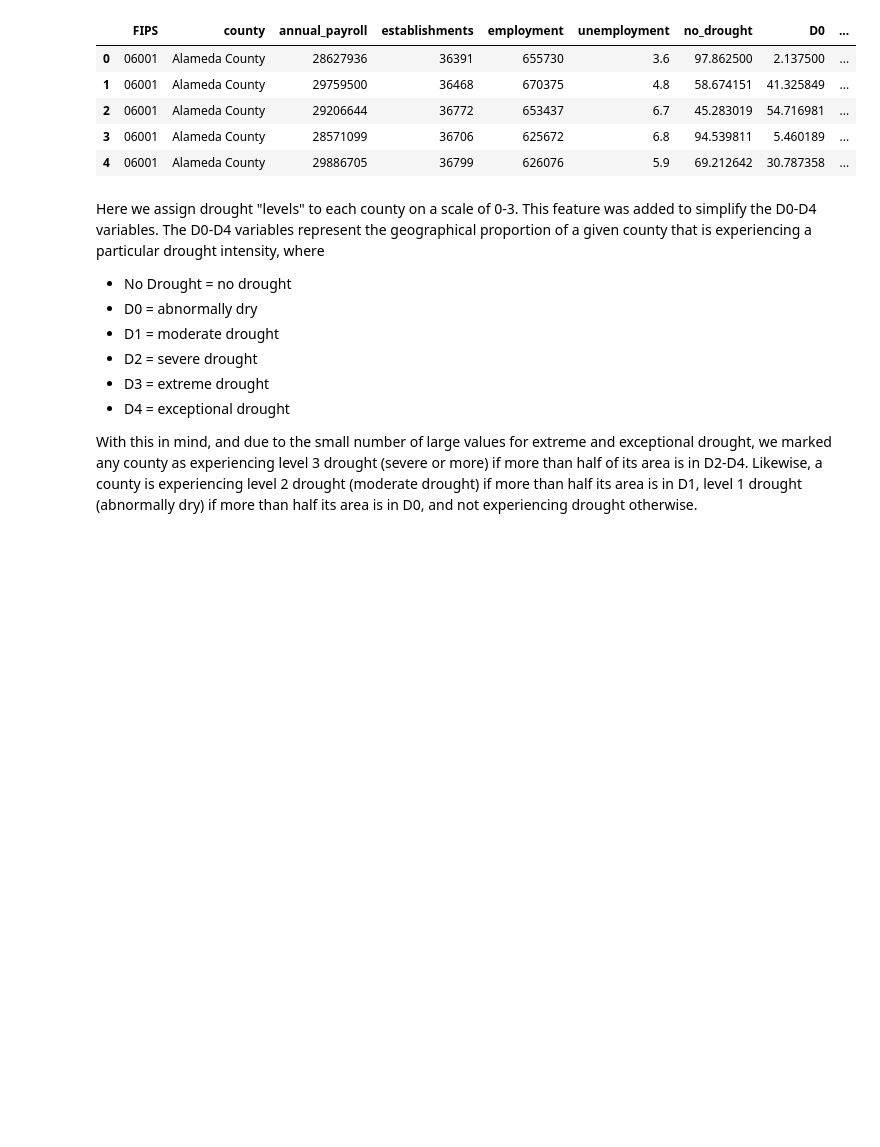
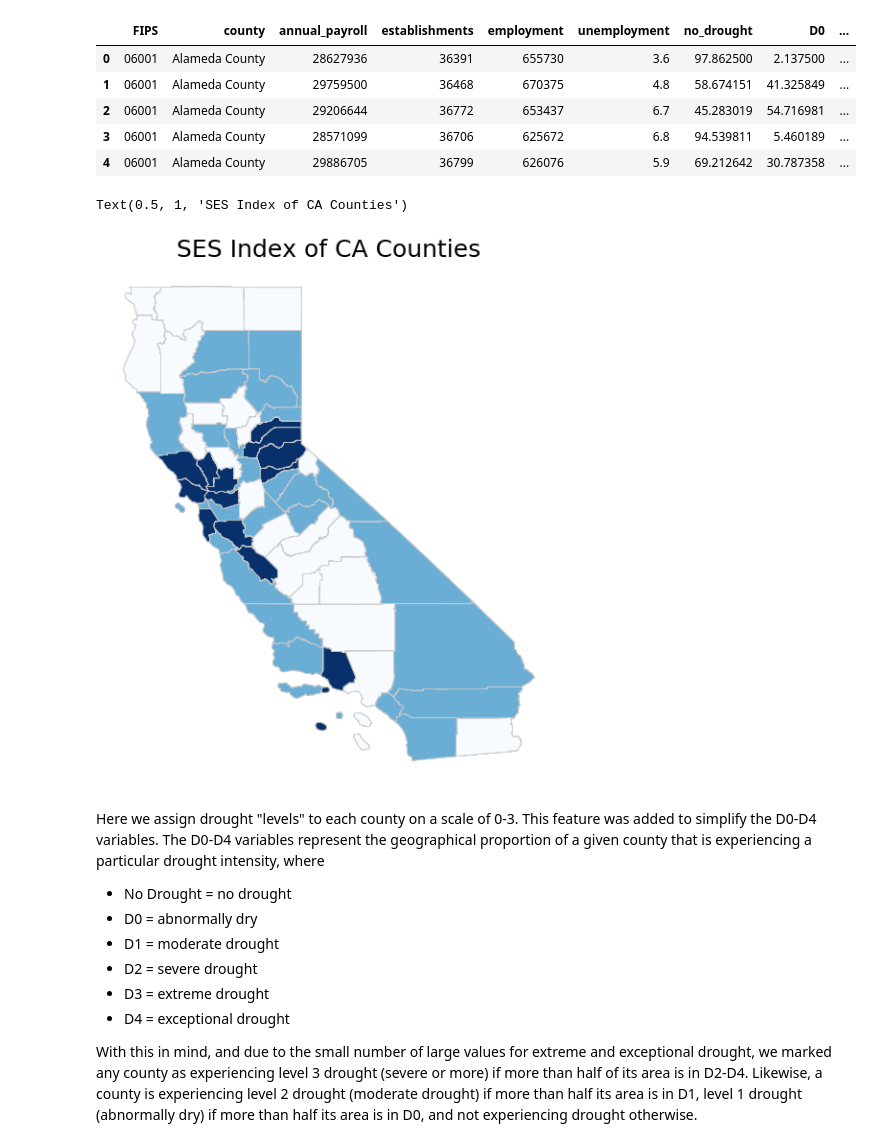
Before and after one commit to jacobmoul/COGS108_Repo, a Jupyter notebook: Final Project/FinalProject_group008.ipynb, the cells around one changed output. Cells and saved outputs as stored; diff of their text form; code cells hidden in the pictures; blank space fills up the shorter version.

Commit message:
Add County Geography files and Chloropleth Map

```diff
--- a/Final Project/FinalProject_group008.ipynb
+++ b/Final Project/FinalProject_group008.ipynb
@@ -293,6 +302,38 @@ project_df.head()
 | 2 | 06001 | Alameda County | 29206644 | 36772 | 653437 | 6.7 | 45.283019 | 54.716981 | ... |
 | 3 | 06001 | Alameda County | 28571099 | 36706 | 625672 | 6.8 | 94.539811 | 5.460189 | ... |
 | 4 | 06001 | Alameda County | 29886705 | 36799 | 626076 | 5.9 | 69.212642 | 30.787358 | ... |
+# %%
+# Assign numeric values to each SES Group value, from low to high
+def assign_index(group):
+    if group == 'Low':
+        return 1
+    elif group == 'Middle':
+        return 2
+    else:
+        return 3
+
+project_df['ses_index'] = project_df['ses_group'].apply(assign_index)
+# %%
+# Create a chloropleth map of SES Groups throughout California
+
+fp = "Data/CA_Counties/CA_Counties_TIGER2016.shp"
+
+map_df = gpd.read_file(fp)
+data_for_map = project_df.filter(['county','ses_index','poverty_percent'], axis=1)
+map_df.head()
+merged = map_df.set_index('NAMELSAD').join(data_for_map.set_index('county'))
+# set variable for map
+variable = 'ses_index'
+# set chloropleth range
+vmin, vmax = 1, 3
+# create figure and axes
+fig, ax = plt.subplots(1, figsize=(15, 10))
+merged.plot(column=variable, cmap='Blues', linewidth=0.8, ax=ax, edgecolor='0.8')
+ax.axis('off')
+ax.set_title('SES Index of CA Counties', fontdict={'fontsize': '25', 'fontweight' : '3'})
+# %% [output]
+Text(0.5, 1, 'SES Index of CA Counties')
+[figure, added]
 # %% [markdown]
 Here we assign drought "levels" to each county on a scale of 0-3. This feature was added to simplify the D0-D4 variables. The D0-D4 variables represent the geographical proportion of a given county that is experiencing a particular drought intensity, where
 
```
Also changed, not shown: parts of 2 cells of this notebook, 10 other files.
